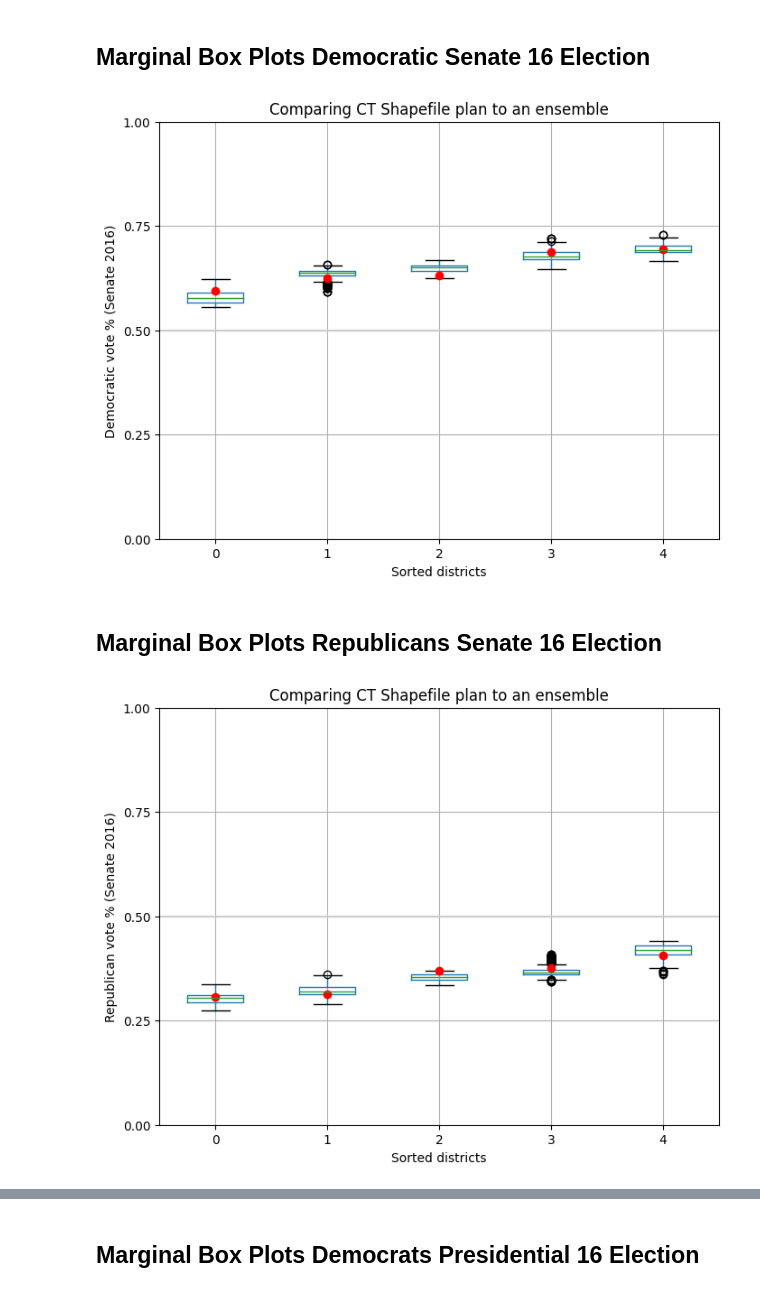
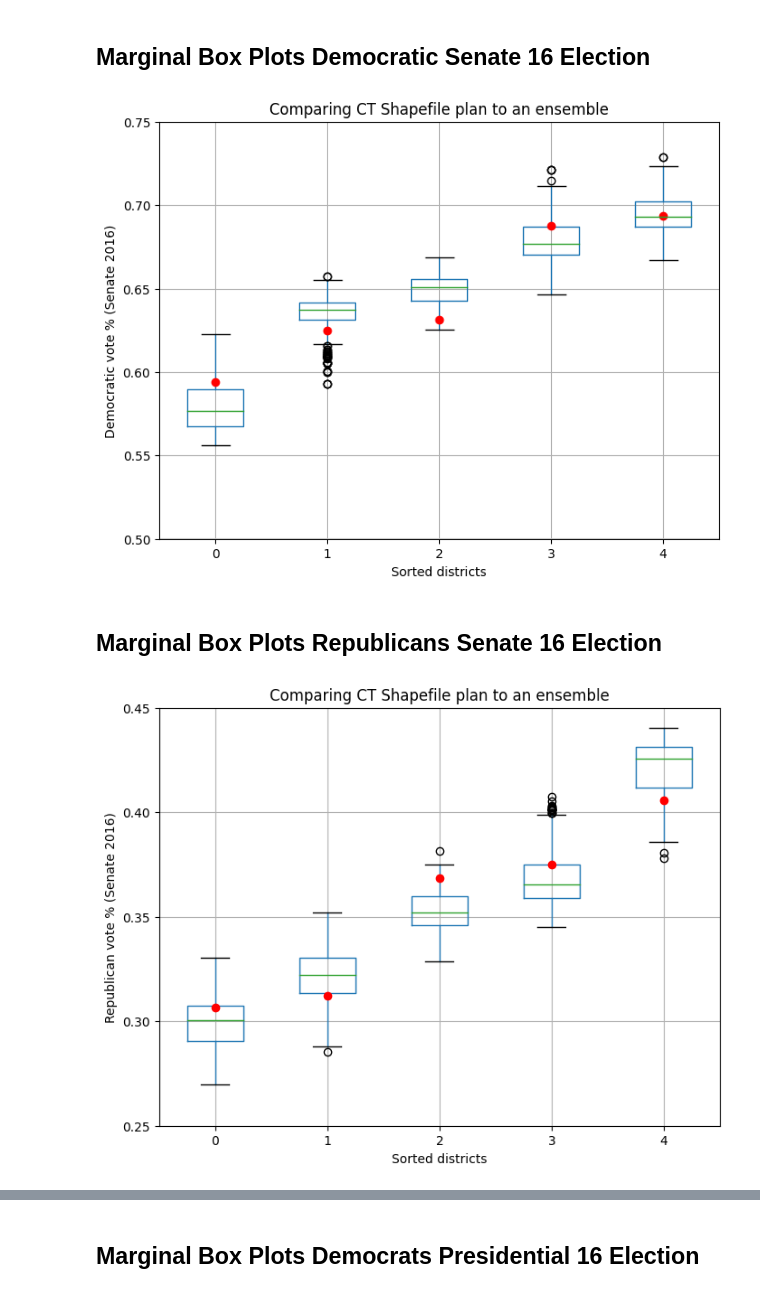
Before and after one commit to blaydeomura/AI_for_redistricting_final_project, a Jupyter notebook: CT_recom.ipynb, the cells around one changed output, grey strips where cells are left out. Cells and saved outputs as stored; diff of their text form; code cells hidden in the pictures.

```diff
--- a/CT_recom.ipynb
+++ b/CT_recom.ipynb
@@ -110,26 +110,26 @@ data = pd.DataFrame(
 # %%
 # makes box plots look reasonable
 fig, ax = plt.subplots(figsize=(8, 6))
 
 # Draw 50% line
 ax.axhline(0.5, color="#cccccc")
 
 # Draw boxplot
 data.boxplot(ax=ax, positions=range(len(data.columns)))
 
 # Draw initial plan's Democratic vote %s (.iloc[0] gives the first row, which corresponds to the initial plan)
 plt.plot(data.iloc[0], "ro")
 
 # Annotate
 ax.set_title("Comparing CT Shapefile plan to an ensemble")
 ax.set_ylabel("Democratic vote % (Senate 2016)")
 ax.set_xlabel("Sorted districts")
-ax.set_ylim(0, 1)
-ax.set_yticks([0, 0.25, 0.5, 0.75, 1])
+ax.set_ylim(.50, .75)
+ax.set_yticks([0.5, 0.55, 0.60, 0.65, 0.7, 0.75])
 
 plt.show()
 # %% [output]
-[figure, old version]
+[figure, new version]
 # %% [markdown]
 ## Marginal Box Plots Republicans Senate 16 Election
 # %%
@@ -155,10 +155,10 @@ plt.plot(data_rep_uss.iloc[0], "ro")
 ax.set_title("Comparing CT Shapefile plan to an ensemble")
 ax.set_ylabel("Republican vote % (Senate 2016)")
 ax.set_xlabel("Sorted districts")
-ax.set_ylim(0, 1)
-ax.set_yticks([0, 0.25, 0.5, 0.75, 1])
+ax.set_ylim(0.25, .45)
+ax.set_yticks([0.25, 0.3, 0.35, 0.4, 0.45])
 
 plt.show()
 # %% [output]
-[figure, old version]
+[figure, new version]
 # %% [markdown]
```
Also changed, not shown: parts of 10 cells of this notebook.
